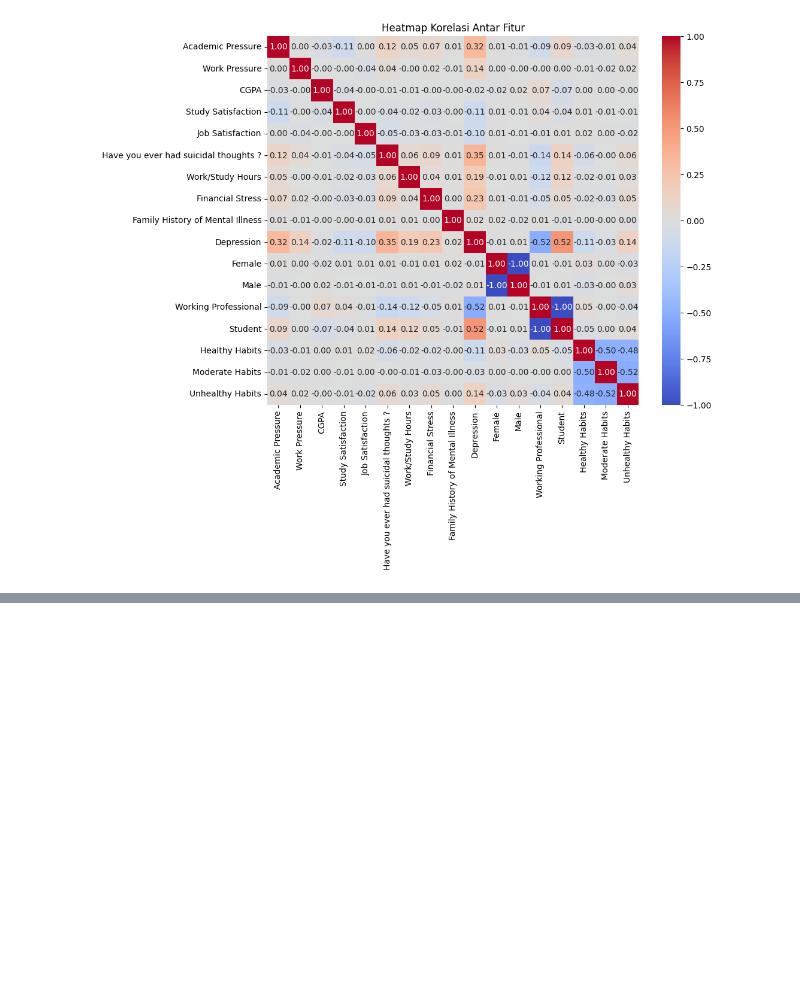
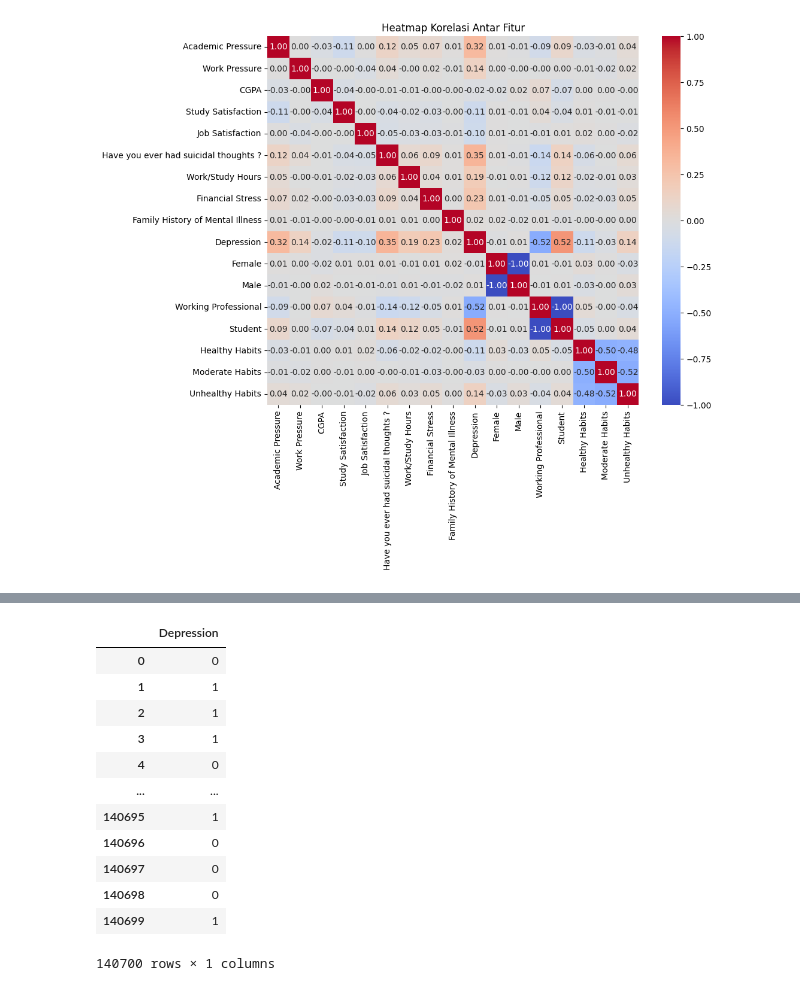
Before and after one commit to ChandraRenovalSaputra/MentalHealthDepressionPrediction, a Jupyter notebook: Binary_Classification_with_XGBoost.ipynb, the cells around one changed output, grey strips where cells are left out. Drawn from its saved outputs; the diff is of its cells as text; code cells hidden in the pictures; blank space fills up the shorter version.

```diff
--- a/Binary_Classification_with_XGBoost.ipynb
+++ b/Binary_Classification_with_XGBoost.ipynb
@@ -472,3 +485,17 @@ plt.show()
 # %%
-# y = df_train[target]
-# y
+y = df_train[target]
+y
+# %% [output]
+|  | Depression |
+| 0 | 0 |
+| 1 | 1 |
+| 2 | 1 |
+| 3 | 1 |
+| 4 | 0 |
+| ... | ... |
+| 140695 | 1 |
+| 140696 | 0 |
+| 140697 | 0 |
+| 140698 | 0 |
+| 140699 | 1 |
+140700 rows × 1 columns
```
Also changed, not shown: parts of 22 cells of this notebook.
